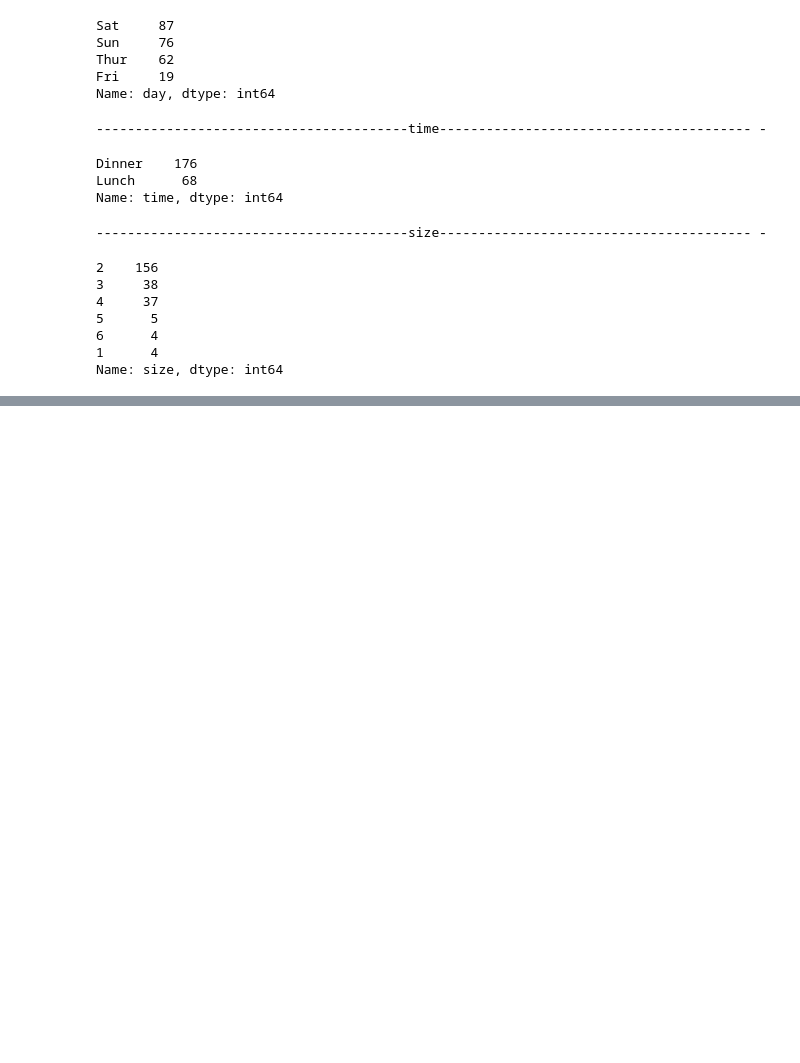
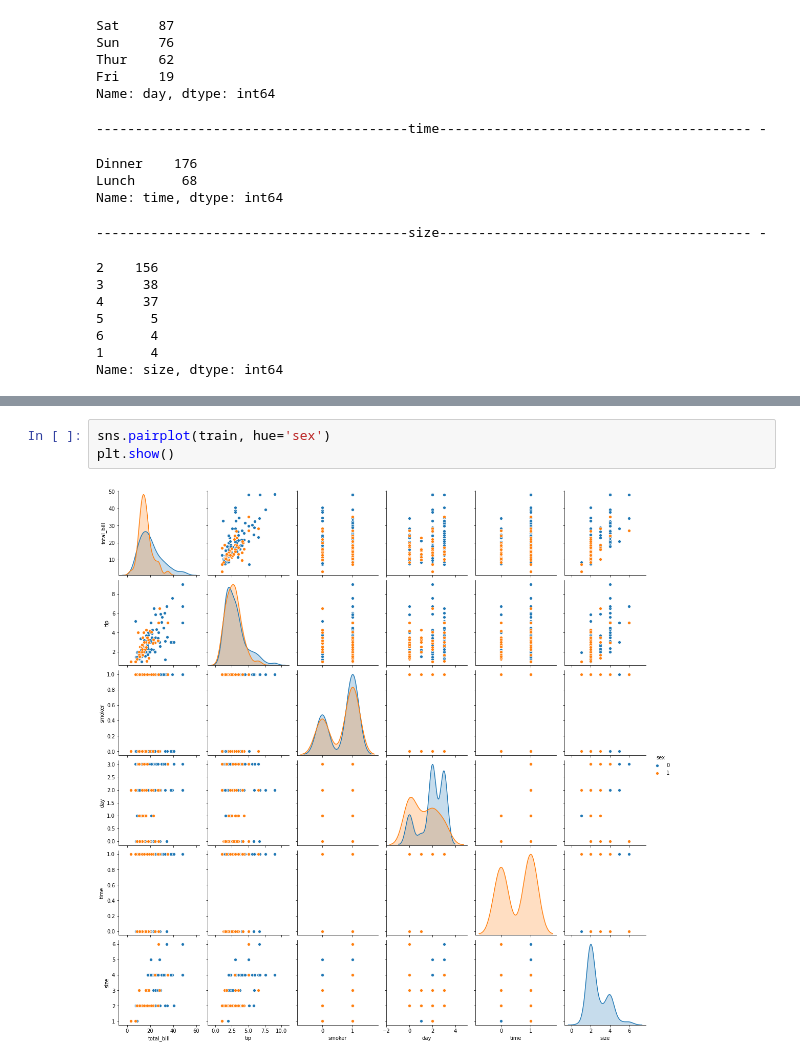
Before and after one commit to CSolitaire/clustering-exercises, a Jupyter notebook: explore_tips.ipynb, the cells around one changed output, grey strips where cells are left out. Cells and saved outputs as stored; diff of their text form; blank space fills up the shorter version.

```diff
--- a/explore_tips.ipynb
+++ b/explore_tips.ipynb
@@ -216,0 +276,5 @@ plot_variable_pairs(train)
+# %%
+sns.pairplot(train, hue='sex')
+plt.show()
+# %% [output]
+[figure, added]
```
Also changed, not shown: parts of 28 cells of this notebook, 1 other file.
